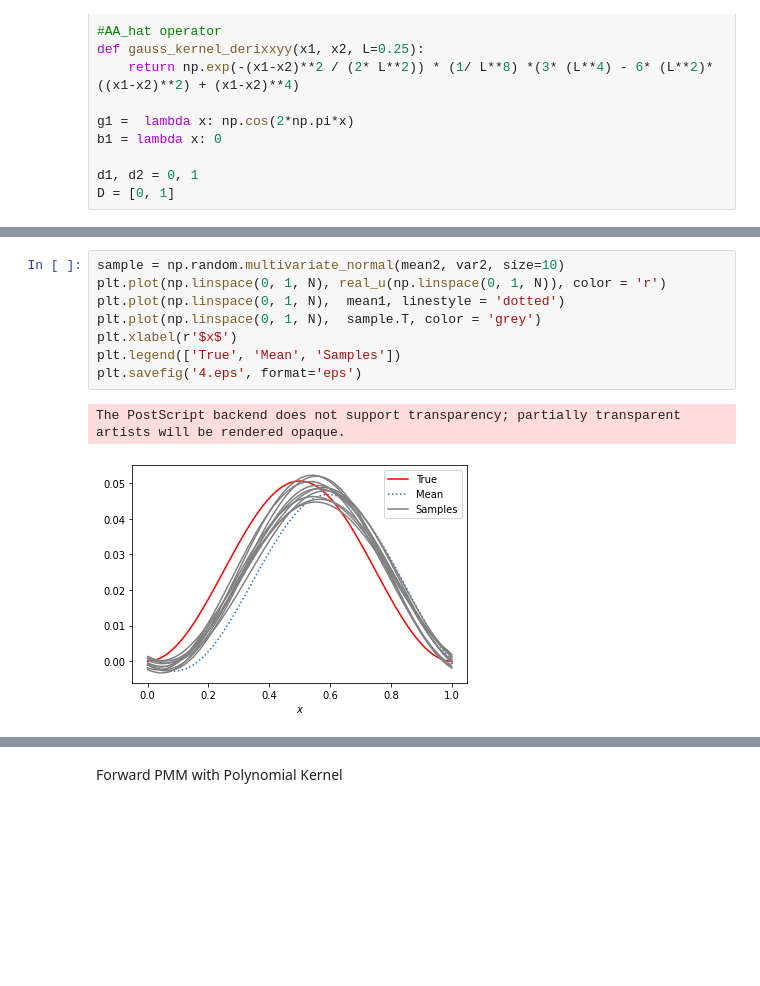
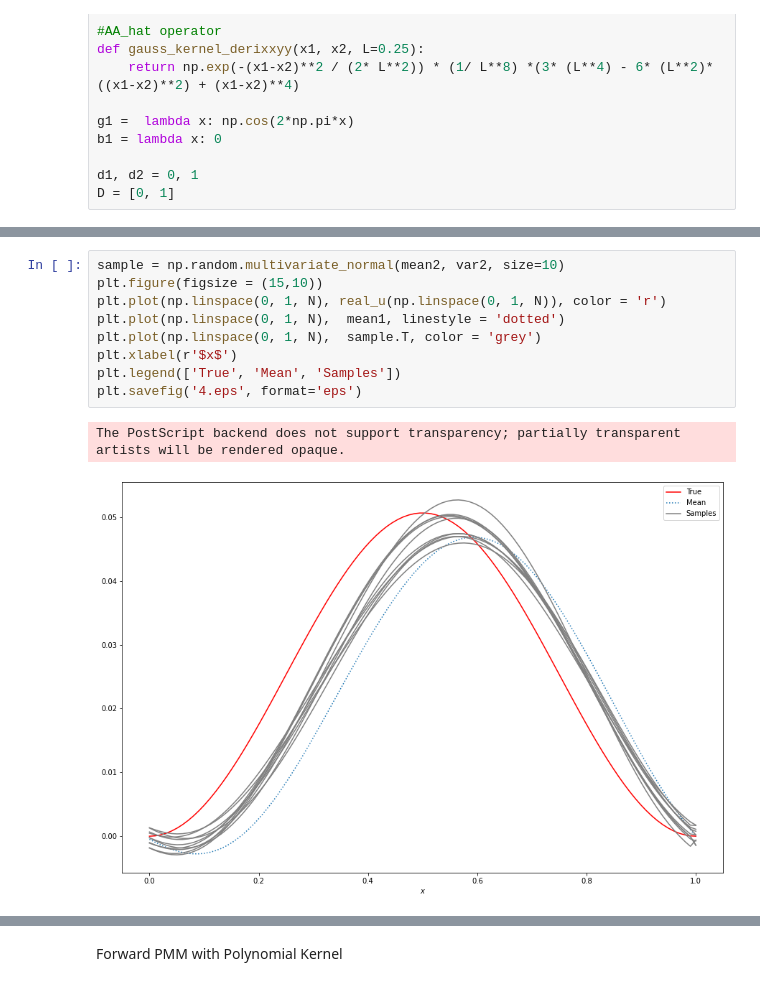
Before and after one commit to MrzLen/MSc_Thesis, a Jupyter notebook: poisson.ipynb, the cells around one changed output, grey strips where cells are left out. Cells and saved outputs as stored; diff of their text form; blank space fills up the shorter version.

```diff
--- a/poisson.ipynb
+++ b/poisson.ipynb
@@ -108,13 +85,14 @@ The PostScript backend does not support transparency; partially transparent arti
 # %%
 sample = np.random.multivariate_normal(mean2, var2, size=10)
+plt.figure(figsize = (15,10))
 plt.plot(np.linspace(0, 1, N), real_u(np.linspace(0, 1, N)), color = 'r')
 plt.plot(np.linspace(0, 1, N),  mean1, linestyle = 'dotted')
 plt.plot(np.linspace(0, 1, N),  sample.T, color = 'grey')
 plt.xlabel(r'$x$')
 plt.legend(['True', 'Mean', 'Samples'])
 plt.savefig('4.eps', format='eps')
 # %% [output]
 The PostScript backend does not support transparency; partially transparent artists will be rendered opaque.
-[figure, old version]
+[figure, new version]
 # %%
 mean3, var3 = poisson.posterior(X, 25, 2)
```
Also changed, not shown: parts of 8 cells of this notebook, 10 other files.
